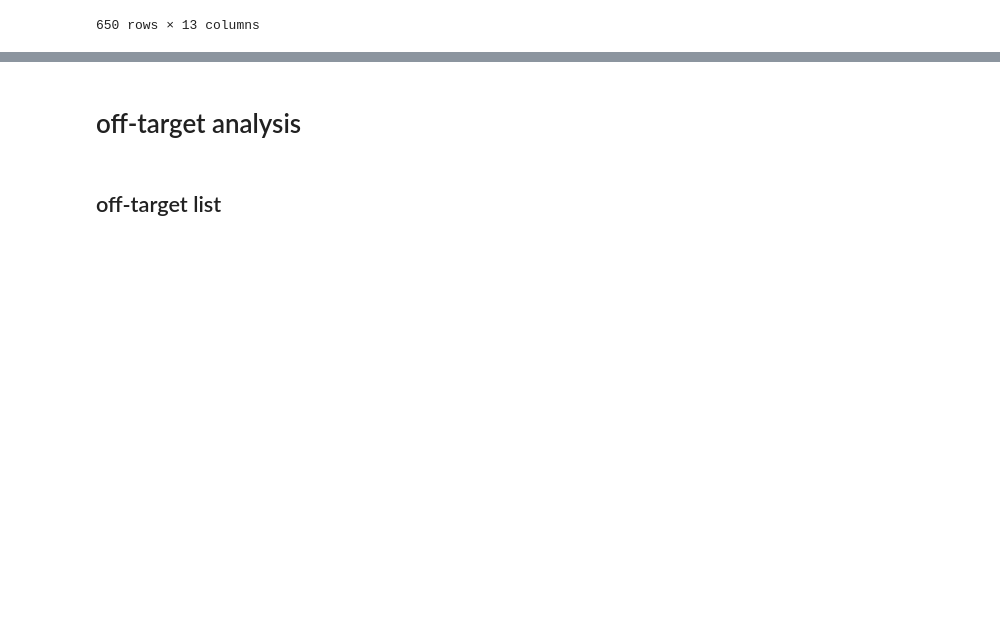
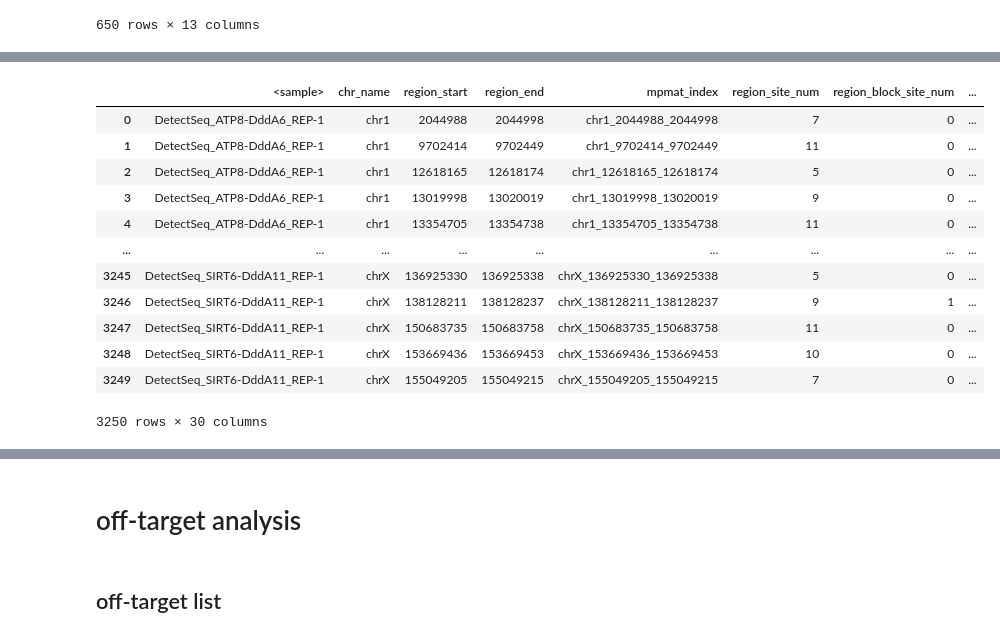
Before and after one commit to hermanzhaozzzz/snakepipes_detect-seq, a Jupyter notebook: step.03.local_analysis.ipynb, the cells around one changed output, grey strips where cells are left out. Drawn from its saved outputs; the diff is of its cells as text; code cells hidden in the pictures; blank space fills up the shorter version.

```diff
--- a/step.03.local_analysis.ipynb
+++ b/step.03.local_analysis.ipynb
@@ -380,0 +452,20 @@ df_aim_mpmat.to_csv('../mpmat/2022-10-21_nature_4_5.1_6_share_650-off-targets.mp
+# %%
+df_old_site_new_signal = df_old_site_new_signal.assign(
+    bed_name=df_old_site_new_signal.mpmat_index + '_highest_' + df_old_site_new_signal.region_highest_site_index,
+    strand='.'
+)
+df_old_site_new_signal
+# %% [output]
+|  | <sample> | chr_name | region_start | region_end | mpmat_index | region_site_num | region_block_site_num | ... |
+| 0 | DetectSeq_ATP8-DddA6_REP-1 | chr1 | 2044988 | 2044998 | chr1_2044988_2044998 | 7 | 0 | ... |
+| 1 | DetectSeq_ATP8-DddA6_REP-1 | chr1 | 9702414 | 9702449 | chr1_9702414_9702449 | 11 | 0 | ... |
+| 2 | DetectSeq_ATP8-DddA6_REP-1 | chr1 | 12618165 | 12618174 | chr1_12618165_12618174 | 5 | 0 | ... |
+| 3 | DetectSeq_ATP8-DddA6_REP-1 | chr1 | 13019998 | 13020019 | chr1_13019998_13020019 | 9 | 0 | ... |
+| 4 | DetectSeq_ATP8-DddA6_REP-1 | chr1 | 13354705 | 13354738 | chr1_13354705_13354738 | 11 | 0 | ... |
+| ... | ... | ... | ... | ... | ... | ... | ... | ... |
+| 3245 | DetectSeq_SIRT6-DddA11_REP-1 | chrX | 136925330 | 136925338 | chrX_136925330_136925338 | 5 | 0 | ... |
+| 3246 | DetectSeq_SIRT6-DddA11_REP-1 | chrX | 138128211 | 138128237 | chrX_138128211_138128237 | 9 | 1 | ... |
+| 3247 | DetectSeq_SIRT6-DddA11_REP-1 | chrX | 150683735 | 150683758 | chrX_150683735_150683758 | 11 | 0 | ... |
+| 3248 | DetectSeq_SIRT6-DddA11_REP-1 | chrX | 153669436 | 153669453 | chrX_153669436_153669453 | 10 | 0 | ... |
+| 3249 | DetectSeq_SIRT6-DddA11_REP-1 | chrX | 155049205 | 155049215 | chrX_155049205_155049215 | 7 | 0 | ... |
+3250 rows × 30 columns
```
Also changed, not shown: parts of 10 cells of this notebook.
